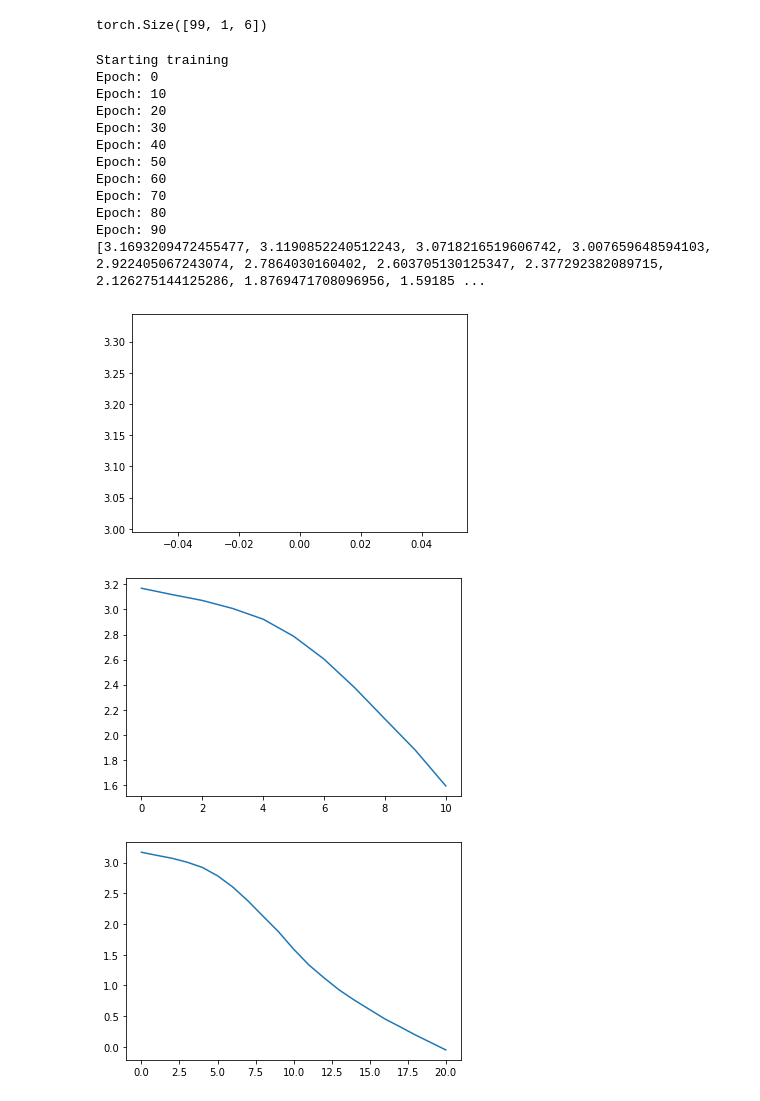
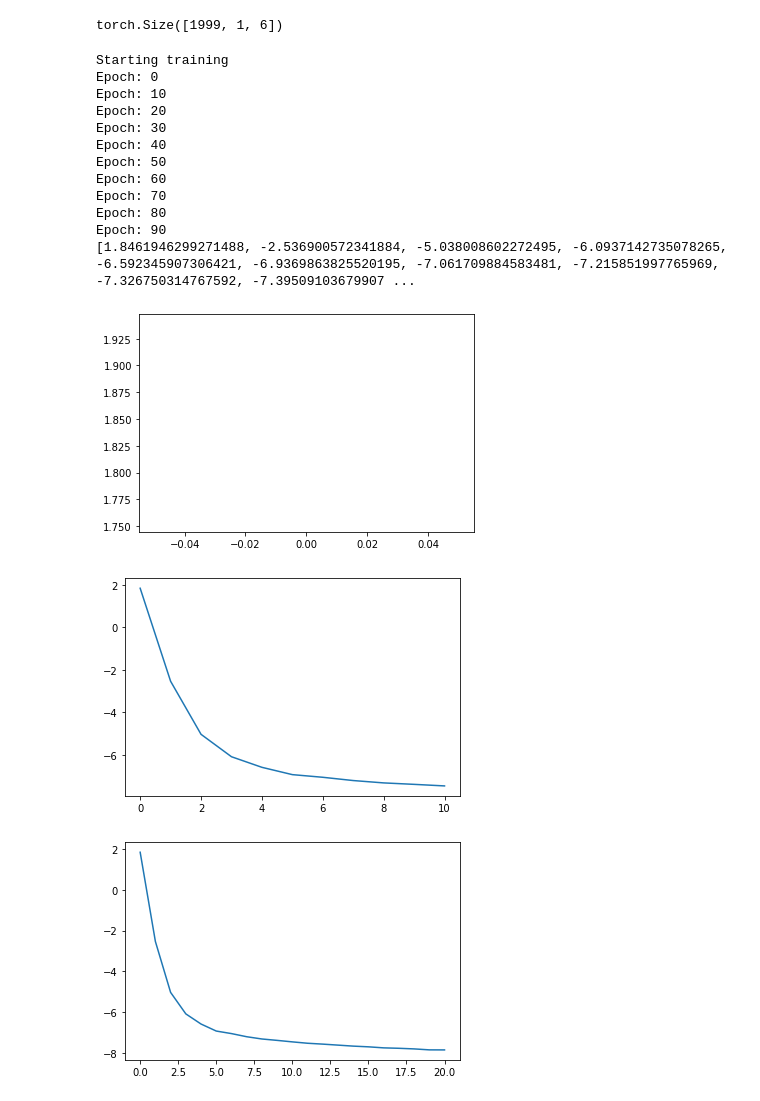
Before and after one commit to samuelepapa/anomaly_detection_vae, a Jupyter notebook: simple_LSTM.ipynb, the cells around one changed output. Cells and saved outputs as stored; diff of their text form; code cells hidden in the pictures.

```diff
--- a/simple_LSTM.ipynb
+++ b/simple_LSTM.ipynb
@@ -108,14 +108,14 @@ signals = [
     ("sinusoid", {"frequency":1.5}),
     ("sinusoid", {"frequency":1.3})
 ]
-train_timeseries = generate_timeseries(signals, T = 100)
+train_timeseries = generate_timeseries(signals, T = 2000)
 
 #print(train_timeseries.shape)
 train_timeseries_signals, train_timeseries_labels = insert_anomalies(train_timeseries, magnitude = 0)
 
 batch_size = 5
 features = len(signals)
-train_dataset = SyntheticDataset(train_timeseries_signals, features, window_size = 10)
+train_dataset = SyntheticDataset(train_timeseries_signals, features, window_size = 100)
 train_loader = DataLoader(train_dataset, batch_size = batch_size,  shuffle = True)
 # %%
 import torch.nn as nn
@@ -162,7 +162,7 @@ with torch.no_grad():
     output_model = model(inputs)
     print(output_model["x_hat_params"].shape)
 # %% [output]
-torch.Size([99, 1, 6])
+torch.Size([1999, 1, 6])
 # %%
 def loss_function_normal(model_output):
     # unpack the required quantities
@@ -201,9 +201,6 @@ def loss_function_normal(model_output):
     return NLL
 # %%
 import matplotlib.pyplot as plt
-
-seq_len = 50
-cur_train_timeseries_signals = torch.from_numpy(train_timeseries_signals[:seq_len]).float().unsqueeze(1)
 
 model = Standard_LSTM(features, 2, 16)
 loss_function = loss_function_normal
@@ -224,35 +221,34 @@ for epoch in range(100):
 
             output_model = model(input)
 
             loss = loss_function(output_model)
             batch_loss.append(loss.item())
 
             loss.backward()
             optimizer.step()
 
-            # loss on this batch
         train_loss.append(np.mean(batch_loss))
         if epoch % 10 == 0:
             plt.close("all")
             plt.plot(range(len(train_loss)), train_loss)
             plt.show()
 
 print(train_loss)
 plt.plot(range(len(train_loss)), train_loss)
 plt.show()
 # %% [output]
 Starting training
 Epoch: 0
 Epoch: 10
 Epoch: 20
 Epoch: 30
 Epoch: 40
 Epoch: 50
 Epoch: 60
 Epoch: 70
 Epoch: 80
 Epoch: 90
-[3.1693209472455477, 3.1190852240512243, 3.0718216519606742, 3.007659648594103, 2.922405067243074, 2.7864030160402, 2.603705130125347, 2.377292382089715, 2.126275144125286, 1.8769471708096956, 1.59185 ...
+[1.8461946299271488, -2.536900572341884, -5.038008602272495, -6.0937142735078265, -6.592345907306421, -6.9369863825520195, -7.061709884583481, -7.215851997765969, -7.326750314767592, -7.39509103679907 ...
-[figure, old version]
+[figure, new version]
-[figure, old version]
+[figure, new version]
-[figure, old version]
+[figure, new version]
```
Also changed, not shown: parts of 3 cells of this notebook, 1 other file.
